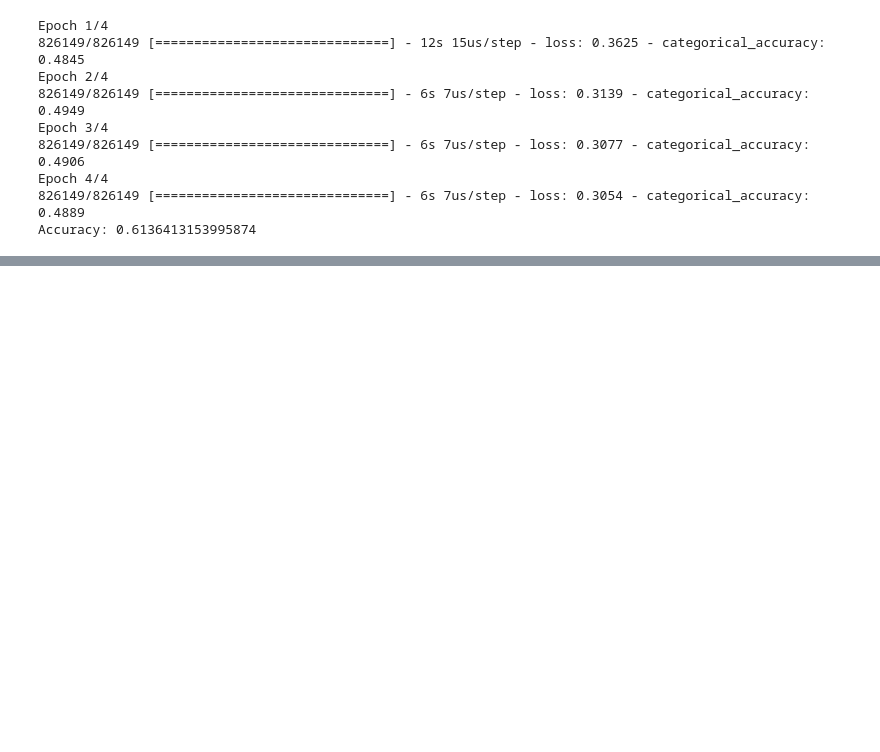
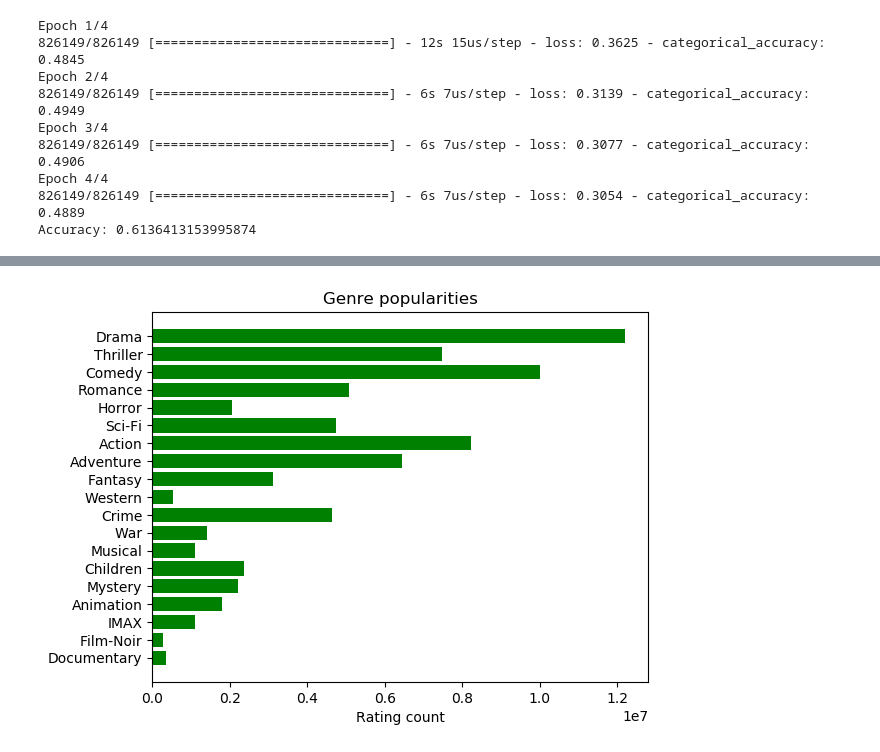
Before and after one commit to micronoz/Recommender-Systems, a Jupyter notebook: Final-Project/MovieLens.ipynb, the cells around one changed output, grey strips where cells are left out. Drawn from its saved outputs; the diff is of its cells as text; code cells hidden in the pictures; blank space fills up the shorter version.

```diff
--- a/Final-Project/MovieLens.ipynb
+++ b/Final-Project/MovieLens.ipynb
@@ -383,0 +404,21 @@ Accuracy: 0.6136413153995874
+# %%
+genres = []
+performance = []
+for genre in category_counts:
+    genres.append(genre)
+    performance.append(category_counts[genre])
+error = np.random.rand(len(genres))
+plt.rcdefaults()
+fig, ax = plt.subplots()
+y_pos = np.arange(len(genres))
+ax.barh(y_pos, performance, xerr=error, align='center',
+        color='green', ecolor='black')
+ax.set_yticks(y_pos)
+ax.set_yticklabels(genres)
+ax.invert_yaxis()  # labels read top-to-bottom
+ax.set_xlabel('Rating count')
+ax.set_title('Genre popularities')
+
+plt.show()
+# %% [output]
+[figure, added]
```
Also changed, not shown: parts of 2 cells of this notebook, 1 other file.
